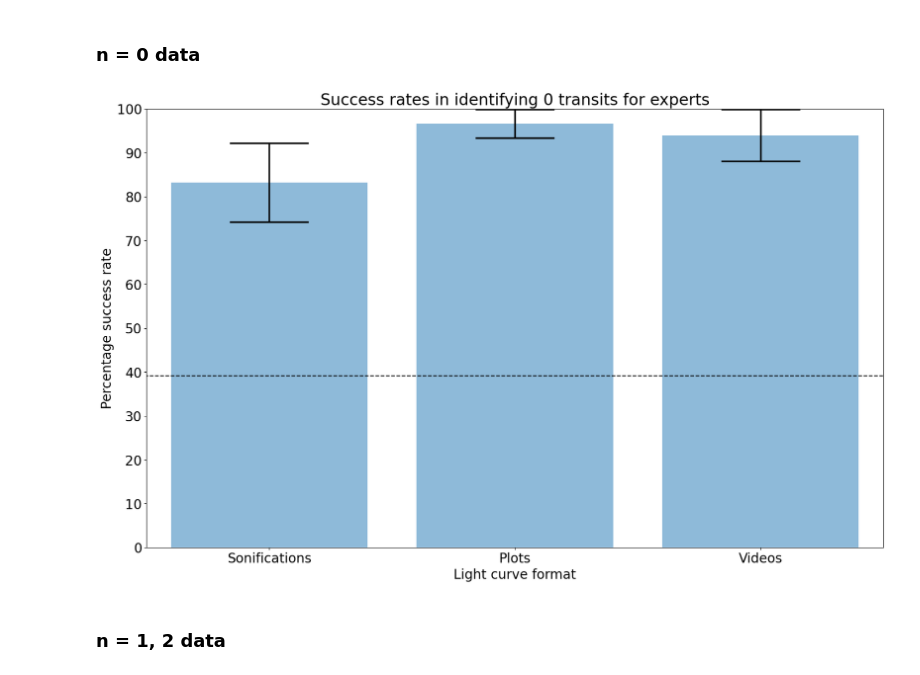
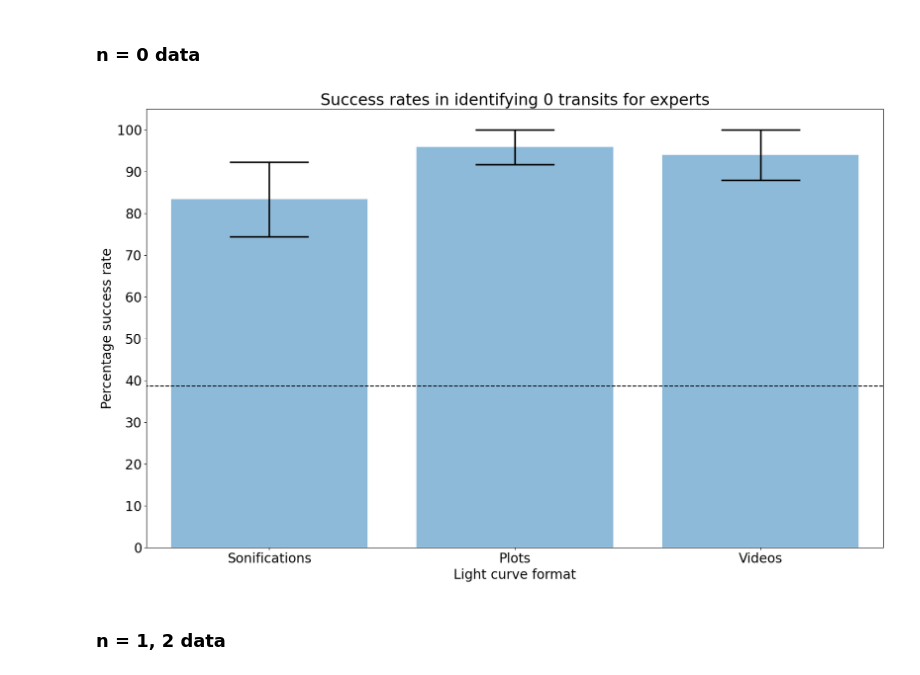
Before and after one commit to jacktuckerbrown/star-sound, a Jupyter notebook: analysis.ipynb, the cells around one changed output. Drawn from its saved outputs; the diff is of its cells as text; code cells hidden in the pictures.

Commit message:
began  trying to sort issues with error bars

```diff
--- a/analysis.ipynb
+++ b/analysis.ipynb
@@ -869,10 +849,9 @@ def condition(name_string,arr):
         out = temp_6['Response'].tolist()
         return out
 # %%
-def sort_errors(success,error):
+def sort_uperrors(success,error):
 
     uplim = error
-    lolim = error
 
     for k in range(0,len(success)):
 
@@ -880,15 +859,23 @@ def sort_errors(success,error):
             uplim[k] = 0
 
         elif error[k] + success[k] > 100:
-            uplim[k] = 99.9 - success[k]
+            uplim[k] = (99.999 - success[k])
+
+    return uplim
+
+def sort_loerrors(success,error):
+
+    lolim = error
+
+    for k in range(0,len(success)):
+
+        if success[k] == 100.0:
+            lolim[k] = 0
 
         elif success[k] - error[k] <= 0:
             lolim[k] = success[k]
 
-        else:
-            continue
-
-    return uplim, lolim
+    return lolim
 # %%
 def prop0_incorrect(df,snr):
 
@@ -1114,6 +1101,7 @@ Responses and correct answers calculated
 ### Quantifying the random guess percentage for zero transits (this needs thinking about).
 # %%
 props = []
+snr = [3,5,7,10,30,100]
 
 for i in snr:
 
@@ -1167,37 +1155,38 @@ for i in sets_expert['Data']:
 
     for k in range(0,len(j['Name'])):
         n = j.iloc[k]['Number of correct answers']
         resp = j.iloc[k]['Total responses']
 
         #print(n,resp)
         tot_n = tot_n + float(n)
         tot_resp = tot_resp + float(resp)
 
         #print(tot_n,tot_resp)
 
     suc_expert.append(tot_n/tot_resp*100)
     errsuc_expert.append(np.sqrt(tot_resp)/tot_resp*100)
 
-errsuc_expert_0 = sort_errors(suc_expert,errsuc_expert)
+errs = [sort_uperrors(suc_expert,errsuc_expert),sort_loerrors(suc_expert,errsuc_expert)]
 
 f, ax = plt.subplots(figsize=(20,12))
-ax.bar([1,2,3], suc_expert, yerr=errsuc_expert_0, error_kw=dict(capthick=2.5, elinewidth=2.5, ecolor='black'), alpha=0.5,align='center', ecolor='black', capsize=60)
+ax.bar([1,2,3], suc_expert, yerr=errs,
+       error_kw=dict(capthick=2.5, elinewidth=2.5, ecolor='black'), alpha=0.5,align='center', ecolor='black', capsize=60)
 ax.hlines(guess_0_expert,0, 4, linestyle = 'dashed',color= 'black')
-plt.ylim([0, 100])
+plt.ylim([0, 105])
 plt.xlim([0.5,3.5])
 ax.set_ylabel("Percentage success rate")
 ax.set_xlabel("Light curve format")
 ax.set_title("Success rates in identifying 0 transits for experts")
 x_formatter = ticker.FixedFormatter(["Sonifications","Plots","Videos"])
 x_locator = ticker.FixedLocator([1,2,3])
 y_formatter = ticker.FixedFormatter(["0","10","20","30","40","50","60","70","80","90","100"])
 y_locator = ticker.FixedLocator([0,10,20,30,40,50,60,70,80,90,100])
 ax.yaxis.set_major_formatter(y_formatter)
 ax.yaxis.set_major_locator(y_locator)
 ax.xaxis.set_major_formatter(x_formatter)
 ax.xaxis.set_major_locator(x_locator)
 # %% [output]
-[figure, old version]
+[figure, new version]
 # %% [markdown]
 ### n = 1, 2 data
 # %%
```
Also changed, not shown: parts of 13 cells of this notebook.
